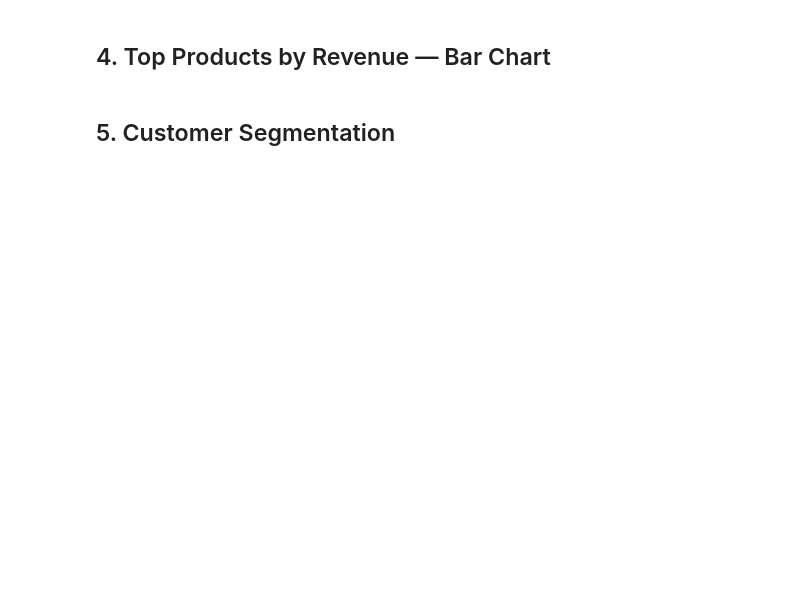
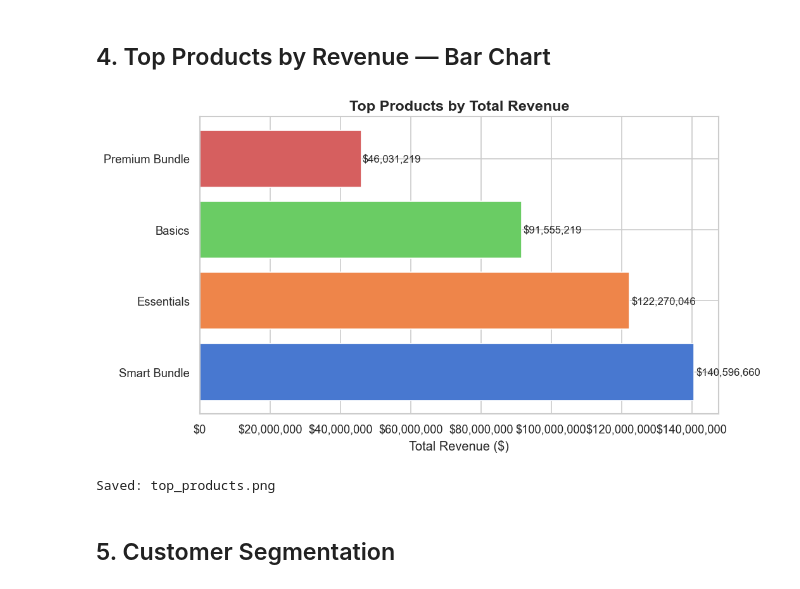
Before and after one commit to ptzivaras/BigDataAnalyticsPipeline, a Jupyter notebook: analytics/pipeline_analytics.ipynb, the cells around one changed output. Saved outputs shown, nothing was run; the diff lists cells and outputs as text; code cells hidden in the pictures; blank space fills up the shorter version.

```diff
--- a/analytics/pipeline_analytics.ipynb
+++ b/analytics/pipeline_analytics.ipynb
@@ -47,7 +51,7 @@ print("Connected to PostgreSQL:", os.getenv("DB_NAME"))
 ## 2. Load Tables from DB
 # %%
 df_revenue   = pd.read_sql("SELECT * FROM revenue_per_day ORDER BY purchase_date", conn)
-df_products  = pd.read_sql("SELECT * FROM top_products ORDER BY total_revenue DESC", conn)
+df_products  = pd.read_sql("SELECT * FROM top_products ORDER BY revenue DESC", conn)
 df_customers = pd.read_sql("SELECT * FROM customer_segmentation", conn)
 
 conn.close()
@@ -100,32 +131,35 @@ print("Saved: revenue_per_day.png")
 # %%
 fig, ax = plt.subplots(figsize=(9, 5))
 
 colors = sns.color_palette("muted", len(df_products))
 bars = ax.barh(
     df_products["product_category"],
-    df_products["total_revenue"],
+    df_products["revenue"],
     color=colors,
     edgecolor="white",
 )
 
 # Value labels
 for bar in bars:
     width = bar.get_width()
     ax.text(
         width * 1.005,
         bar.get_y() + bar.get_height() / 2,
         f"${width:,.0f}",
         va="center",
         fontsize=10,
     )
 
 ax.set_title("Top Products by Total Revenue", fontsize=14, fontweight="bold")
 ax.set_xlabel("Total Revenue ($)")
 ax.xaxis.set_major_formatter(mticker.FuncFormatter(lambda x, _: f"${x:,.0f}"))
 plt.tight_layout()
 plt.savefig("top_products.png", bbox_inches="tight")
 plt.show()
 print("Saved: top_products.png")
+# %% [output]
+[figure, added]
+Saved: top_products.png
 # %% [markdown]
 ## 5. Customer Segmentation
 # %%
```
Also changed, not shown: parts of 9 cells of this notebook, 4 other files.
